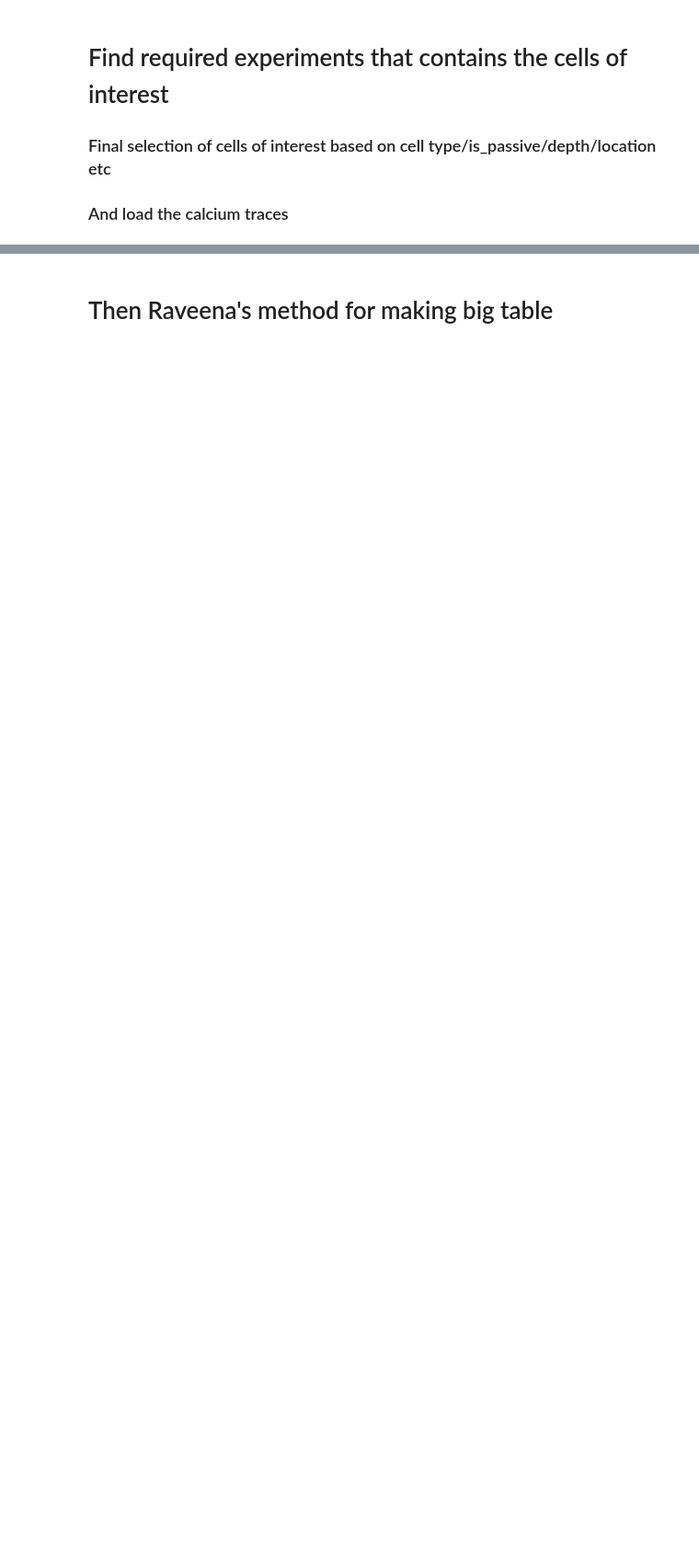
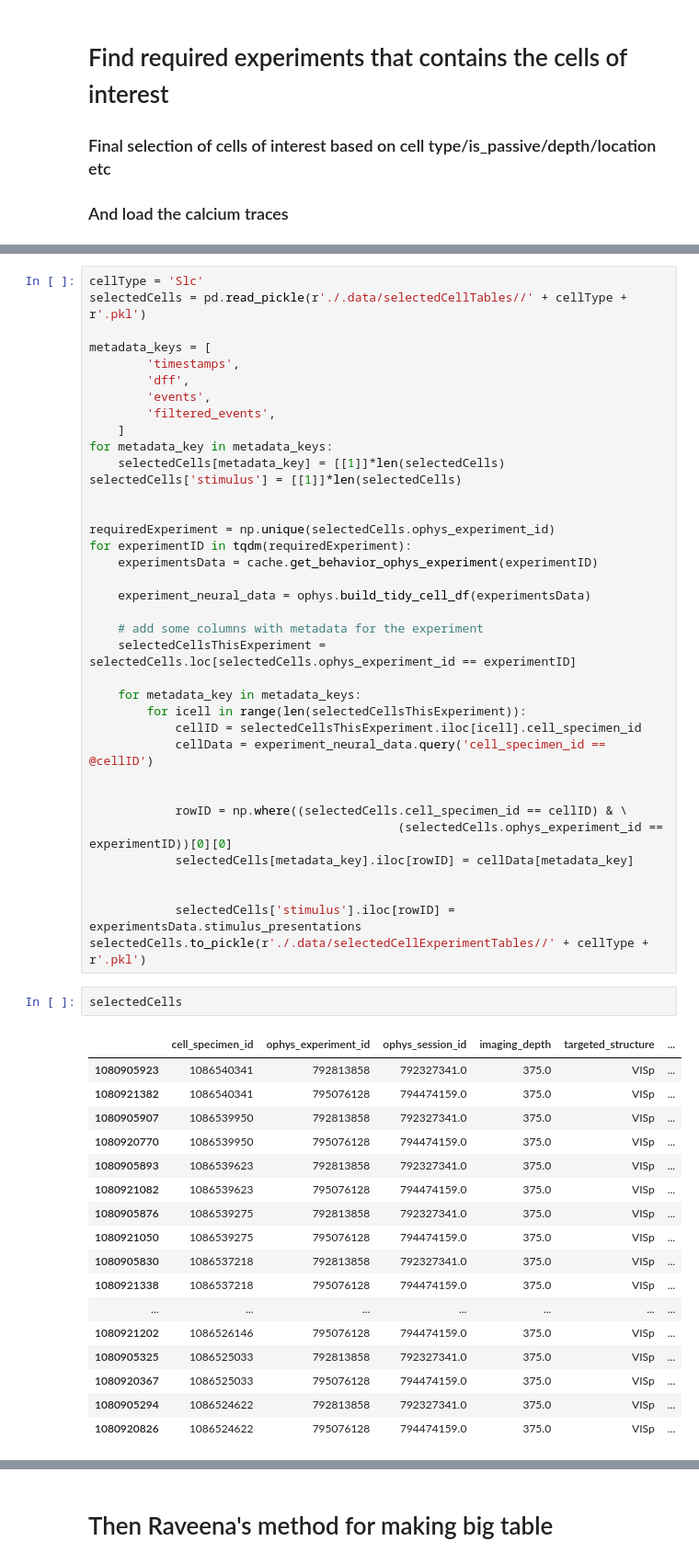
Before and after one commit to Yannan-Chen/allenVisualBehaviorOphys, a Jupyter notebook: loadRepetitiveCells.ipynb, the cells around one changed output, grey strips where cells are left out. Shown at 92% size. Cells and saved outputs as stored; diff of their text form; blank space fills up the shorter version.

```diff
--- a/loadRepetitiveCells.ipynb
+++ b/loadRepetitiveCells.ipynb
@@ -191,0 +173,57 @@ selectedCells.head(20)
+# %%
+cellType = 'Slc'
+selectedCells = pd.read_pickle(r'./.data/selectedCellTables//' + cellType + r'.pkl')
+
+metadata_keys = [
+        'timestamps',
+        'dff',
+        'events',
+        'filtered_events',
+    ]
+for metadata_key in metadata_keys:
+    selectedCells[metadata_key] = [[1]]*len(selectedCells)
+selectedCells['stimulus'] = [[1]]*len(selectedCells)
+
+
+requiredExperiment = np.unique(selectedCells.ophys_experiment_id)
+for experimentID in tqdm(requiredExperiment):
+    experimentsData = cache.get_behavior_ophys_experiment(experimentID)
+
+    experiment_neural_data = ophys.build_tidy_cell_df(experimentsData)
+
+    # add some columns with metadata for the experiment
+    selectedCellsThisExperiment = selectedCells.loc[selectedCells.ophys_experiment_id == experimentID]
+
+    for metadata_key in metadata_keys:
+        for icell in range(len(selectedCellsThisExperiment)):
+            cellID = selectedCellsThisExperiment.iloc[icell].cell_specimen_id
+            cellData = experiment_neural_data.query('cell_specimen_id == @cellID')
+
+
+            rowID = np.where((selectedCells.cell_specimen_id == cellID) & \
+                                           (selectedCells.ophys_experiment_id == experimentID))[0][0]
+            selectedCells[metadata_key].iloc[rowID] = cellData[metadata_key]
+
+
+            selectedCells['stimulus'].iloc[rowID] = experimentsData.stimulus_presentations
+selectedCells.to_pickle(r'./.data/selectedCellExperimentTables//' + cellType + r'.pkl')
+# %%
+selectedCells
+# %% [output]
+|  | cell_specimen_id | ophys_experiment_id | ophys_session_id | imaging_depth | targeted_structure | ... |
+| 1080905923 | 1086540341 | 792813858 | 792327341.0 | 375.0 | VISp | ... |
+| 1080921382 | 1086540341 | 795076128 | 794474159.0 | 375.0 | VISp | ... |
+| 1080905907 | 1086539950 | 792813858 | 792327341.0 | 375.0 | VISp | ... |
+| 1080920770 | 1086539950 | 795076128 | 794474159.0 | 375.0 | VISp | ... |
+| 1080905893 | 1086539623 | 792813858 | 792327341.0 | 375.0 | VISp | ... |
+| 1080921082 | 1086539623 | 795076128 | 794474159.0 | 375.0 | VISp | ... |
+| 1080905876 | 1086539275 | 792813858 | 792327341.0 | 375.0 | VISp | ... |
+| 1080921050 | 1086539275 | 795076128 | 794474159.0 | 375.0 | VISp | ... |
+| 1080905830 | 1086537218 | 792813858 | 792327341.0 | 375.0 | VISp | ... |
+| 1080921338 | 1086537218 | 795076128 | 794474159.0 | 375.0 | VISp | ... |
+| ... | ... | ... | ... | ... | ... | ... |
+| 1080921202 | 1086526146 | 795076128 | 794474159.0 | 375.0 | VISp | ... |
+| 1080905325 | 1086525033 | 792813858 | 792327341.0 | 375.0 | VISp | ... |
+| 1080920367 | 1086525033 | 795076128 | 794474159.0 | 375.0 | VISp | ... |
+| 1080905294 | 1086524622 | 792813858 | 792327341.0 | 375.0 | VISp | ... |
+| 1080920826 | 1086524622 | 795076128 | 794474159.0 | 375.0 | VISp | ... |
```
Also changed, not shown: parts of 5 cells of this notebook.
